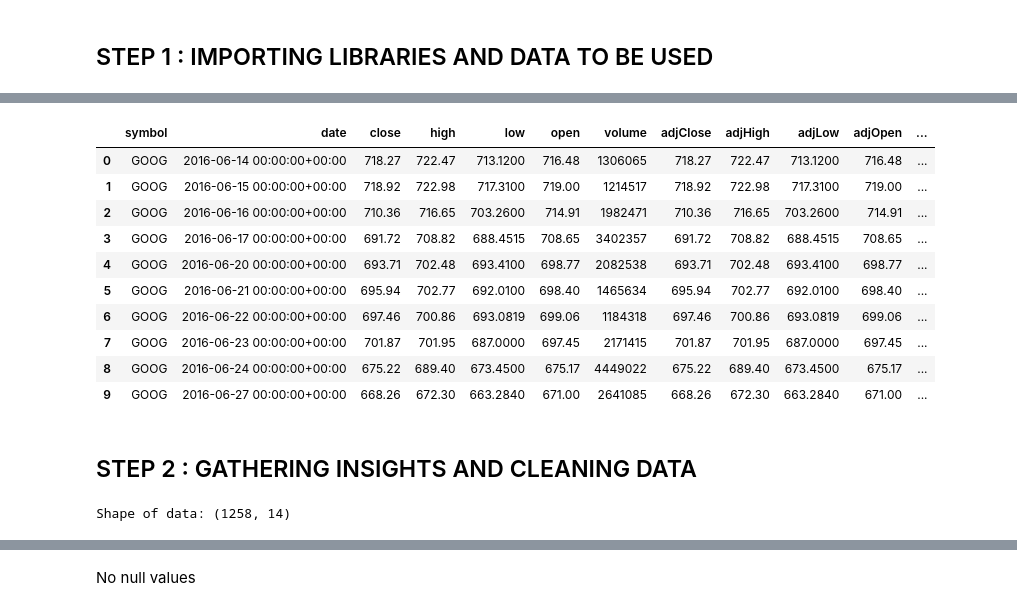
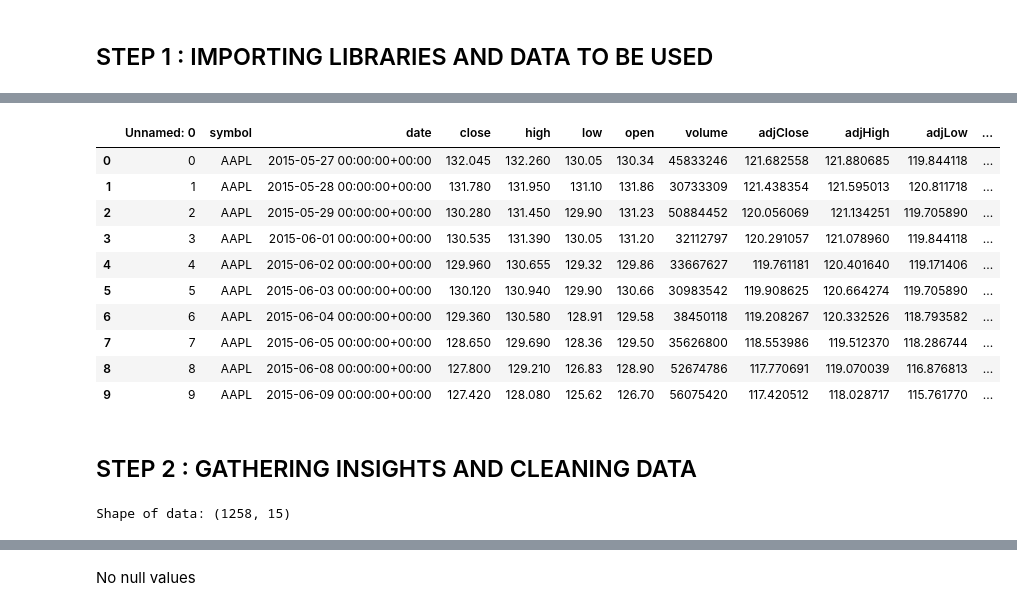
Before and after one commit to sugoinaman/Stock-Prediction-LSTM, a Jupyter notebook: mark 5.ipynb, the cells around one changed output, grey strips where cells are left out. Saved outputs shown, nothing was run; the diff lists cells and outputs as text; code cells hidden in the pictures.

```diff
--- a/mark 5.ipynb
+++ b/mark 5.ipynb
@@ -19,25 +17,25 @@ ModuleNotFoundError: No module named 'tensorflow'
 # %%
-df = pd.read_csv('GOOG.csv') # data_importing
+df = pd.read_csv('AAPL.csv') # data_importing
 df.head(10) # printing first 10 rows
 # %% [output]
-|  | symbol | date | close | high | low | open | volume | adjClose | adjHigh | adjLow | adjOpen | ... |
-| 0 | GOOG | 2016-06-14 00:00:00+00:00 | 718.27 | 722.47 | 713.1200 | 716.48 | 1306065 | 718.27 | 722.47 | 713.1200 | 716.48 | ... |
-| 1 | GOOG | 2016-06-15 00:00:00+00:00 | 718.92 | 722.98 | 717.3100 | 719.00 | 1214517 | 718.92 | 722.98 | 717.3100 | 719.00 | ... |
-| 2 | GOOG | 2016-06-16 00:00:00+00:00 | 710.36 | 716.65 | 703.2600 | 714.91 | 1982471 | 710.36 | 716.65 | 703.2600 | 714.91 | ... |
-| 3 | GOOG | 2016-06-17 00:00:00+00:00 | 691.72 | 708.82 | 688.4515 | 708.65 | 3402357 | 691.72 | 708.82 | 688.4515 | 708.65 | ... |
-| 4 | GOOG | 2016-06-20 00:00:00+00:00 | 693.71 | 702.48 | 693.4100 | 698.77 | 2082538 | 693.71 | 702.48 | 693.4100 | 698.77 | ... |
-| 5 | GOOG | 2016-06-21 00:00:00+00:00 | 695.94 | 702.77 | 692.0100 | 698.40 | 1465634 | 695.94 | 702.77 | 692.0100 | 698.40 | ... |
-| 6 | GOOG | 2016-06-22 00:00:00+00:00 | 697.46 | 700.86 | 693.0819 | 699.06 | 1184318 | 697.46 | 700.86 | 693.0819 | 699.06 | ... |
-| 7 | GOOG | 2016-06-23 00:00:00+00:00 | 701.87 | 701.95 | 687.0000 | 697.45 | 2171415 | 701.87 | 701.95 | 687.0000 | 697.45 | ... |
-| 8 | GOOG | 2016-06-24 00:00:00+00:00 | 675.22 | 689.40 | 673.4500 | 675.17 | 4449022 | 675.22 | 689.40 | 673.4500 | 675.17 | ... |
-| 9 | GOOG | 2016-06-27 00:00:00+00:00 | 668.26 | 672.30 | 663.2840 | 671.00 | 2641085 | 668.26 | 672.30 | 663.2840 | 671.00 | ... |
+|  | Unnamed: 0 | symbol | date | close | high | low | open | volume | adjClose | adjHigh | adjLow | ... |
+| 0 | 0 | AAPL | 2015-05-27 00:00:00+00:00 | 132.045 | 132.260 | 130.05 | 130.34 | 45833246 | 121.682558 | 121.880685 | 119.844118 | ... |
+| 1 | 1 | AAPL | 2015-05-28 00:00:00+00:00 | 131.780 | 131.950 | 131.10 | 131.86 | 30733309 | 121.438354 | 121.595013 | 120.811718 | ... |
+| 2 | 2 | AAPL | 2015-05-29 00:00:00+00:00 | 130.280 | 131.450 | 129.90 | 131.23 | 50884452 | 120.056069 | 121.134251 | 119.705890 | ... |
+| 3 | 3 | AAPL | 2015-06-01 00:00:00+00:00 | 130.535 | 131.390 | 130.05 | 131.20 | 32112797 | 120.291057 | 121.078960 | 119.844118 | ... |
+| 4 | 4 | AAPL | 2015-06-02 00:00:00+00:00 | 129.960 | 130.655 | 129.32 | 129.86 | 33667627 | 119.761181 | 120.401640 | 119.171406 | ... |
+| 5 | 5 | AAPL | 2015-06-03 00:00:00+00:00 | 130.120 | 130.940 | 129.90 | 130.66 | 30983542 | 119.908625 | 120.664274 | 119.705890 | ... |
+| 6 | 6 | AAPL | 2015-06-04 00:00:00+00:00 | 129.360 | 130.580 | 128.91 | 129.58 | 38450118 | 119.208267 | 120.332526 | 118.793582 | ... |
+| 7 | 7 | AAPL | 2015-06-05 00:00:00+00:00 | 128.650 | 129.690 | 128.36 | 129.50 | 35626800 | 118.553986 | 119.512370 | 118.286744 | ... |
+| 8 | 8 | AAPL | 2015-06-08 00:00:00+00:00 | 127.800 | 129.210 | 126.83 | 128.90 | 52674786 | 117.770691 | 119.070039 | 116.876813 | ... |
+| 9 | 9 | AAPL | 2015-06-09 00:00:00+00:00 | 127.420 | 128.080 | 125.62 | 126.70 | 56075420 | 117.420512 | 118.028717 | 115.761770 | ... |
 # %% [markdown]
 ## STEP 2 : GATHERING INSIGHTS AND CLEANING DATA
 # %%
 # shape of data
 print("Shape of data:",df.shape) #dimensions of table
 # %% [output]
-Shape of data: (1258, 14)
+Shape of data: (1258, 15)
 # %%
 # printing summary of the csv file
 df.describe()# prints count, mean, std, min etc.
```
Also changed, not shown: parts of 19 cells of this notebook.
